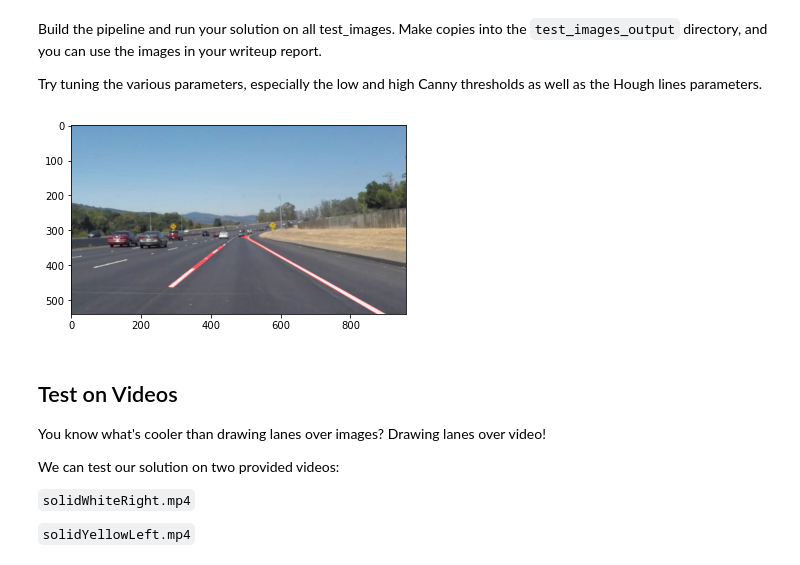
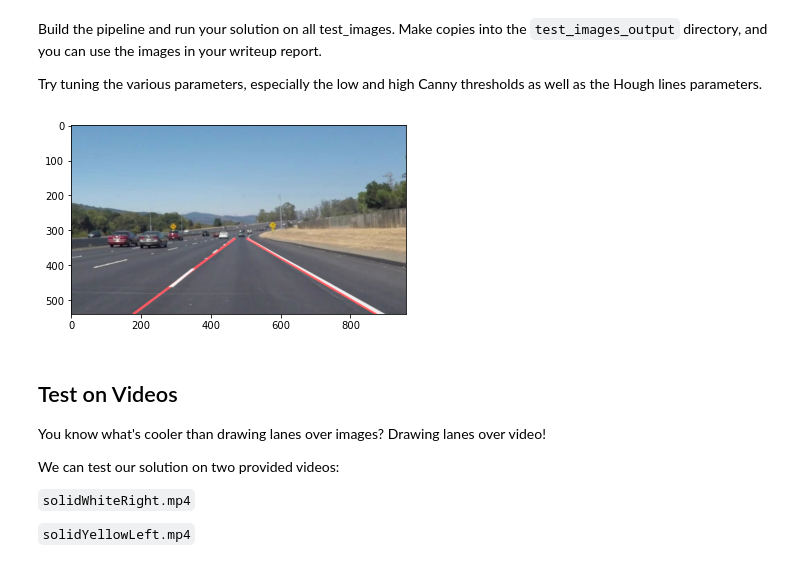
Before and after one commit to xc-fighting/self_driving, a Jupyter notebook: P1.ipynb, the cells around one changed output. Cells and saved outputs as stored; diff of their text form; code cells hidden in the pictures.

```diff
--- a/P1.ipynb
+++ b/P1.ipynb
@@ -195,50 +195,103 @@ for file in dirs:
     #print("the file name is:"+file)
     #read the image
     image = mpimg.imread("test_images/"+file)
+# NOTE: The output you return should be a color image (3 channel) for processing video below
+    # TODO: put your pipeline here,
+    # you should return the final output (image where lines are drawn on lanes)
+    #read the image
     #transfer that to gray picture
-    gray = cv2.cvtColor(image,cv2.COLOR_BGR2GRAY)
+    #transfer that to gray picture
+   #transfer that to gray picture
+    gray = cv2.cvtColor(image,cv2.COLOR_RGB2GRAY)
     #blur the gray picture
     blur_gray = cv2.GaussianBlur(gray,(5,5),0)
     #detect the edges get a new edges picture
     edges = cv2.Canny(gray,15,150)
     #mask map with all 0
     mask = np.zeros_like(edges)
     ignore_mask_color = 255
 
     imshape = image.shape
-    vertices = np.array([[(0,imshape[0]),(500, 315), (500, 315), (imshape[1],imshape[0])]], dtype=np.int32)
+    vertices = np.array([[(0,imshape[0]),(500, 300), (500, 300), (imshape[1],imshape[0])]], dtype=np.int32)
     cv2.fillPoly(mask,vertices,ignore_mask_color)
     masked_edges = cv2.bitwise_and(edges,mask)
-    rho = 1
+    rho = 2
     theta = np.pi/180
     threshold = 5
-    min_line_length = 10
+    min_line_length = 15
     max_line_gap = 40
     #make a buffer with same size with original pict
     line_image = np.copy(image)*0
     #get the line set
     lines = cv2.HoughLinesP(masked_edges,rho,theta,threshold,np.array([]),
                            min_line_length,max_line_gap)
     #for every line in line set draw lines
-    candidateX = 1000
-    candidateY = -1
+    left_slope = []
+    left_b = []
+    right_slope = []
+    right_b = []
     for line in lines:
         for x1,y1,x2,y2 in line:
-            if x1 < candidateX:
-                candidateX=x1
-                candidateY=y1
-            elif x2 < candidateX:
-                candidateX=x2
-                candidateY=y2
-            cv2.line(line_image,(x1,y1),(x2,y2),(255,0,0),2)
+            deltaX = x1-x2
+            deltaY = y1-y2
+            if deltaY != 0 and deltaX != 0:
+                slope = (deltaY*1.0)/(deltaX*1.0)
+                if abs(slope) <= 1 and abs(slope)>=0.5:
+                    if slope > 0:
+                        left_slope.append(slope)
+                        b1 = y1 - slope* x1
+                        b2 = y2 - slope* x2
+                        final_b = (b1+b2)/2.0
+                        left_b.append(final_b)
+                    else:
+                        right_slope.append(slope)
+                        b1 = y1-slope*x1
+                        b2 =y2 - slope*x2
+                        final_b = (b1+b2)/2.0
+                        right_b.append(final_b)
+    #calculate the left side
+    left_points_len = len(left_slope)
+    sum_slope_left = 0.0
+    for s in left_slope:
+        sum_slope_left = sum_slope_left + s
+    sum_b_left = 0.0
+    for b in left_b:
+        sum_b_left = sum_b_left + b
+    l_slope = (sum_slope_left)/left_points_len
+    l_b = (sum_b_left)/left_points_len
+
+    #calculate the right side
+    right_points_len = len(right_slope)
+    sum_slope_right = 0.0
+    for s in right_slope:
+        sum_slope_right = sum_slope_right + s
+    sum_b_right = 0.0
+    for b in right_b:
+        sum_b_right = sum_b_right + b
+    r_slope = (sum_slope_right)/right_points_len
+    r_b = (sum_b_right)/right_points_len
+
+    y_bottom = imshape[0]
+    y_half = 3*imshape[0] / 5.0
+
+    #draw left part
+    l_x1 = (y_bottom - l_b)/l_slope
+    l_x2 = (y_half - l_b)/l_slope
+    cv2.line(line_image,(int(l_x1),int(y_bottom)),(int(l_x2),int(y_half)),(255,0,0),5)
+
+    #draw right part
+    r_x1 = (y_bottom - r_b)/r_slope
+    r_x2 = (y_half - r_b)/r_slope
+    cv2.line(line_image,(int(r_x1),int(y_bottom)),(int(r_x2),int(y_half)),(255,0,0),5)
 
     #print(str(candidateX)+" "+str(candidateY))
     color_edges = np.dstack((masked_edges,masked_edges,masked_edges))
-    finalImg = cv2.addWeighted(image,1,line_image,0.8,0.0)
-    cv2.imwrite("/test_images_result/"+file,finalImg)
+    finalImg = cv2.addWeighted(image,1,line_image,0.9,0.0)
+    #return finalImg
     plt.imshow(finalImg)
+    cv2.imwrite("test_images_result/"+file,finalImg)
 # %% [output]
-[figure, old version]
+[figure, new version]
 # %% [markdown]
 ## Test on Videos
 
```
Also changed, not shown: parts of 2 cells of this notebook, 9 other files.
